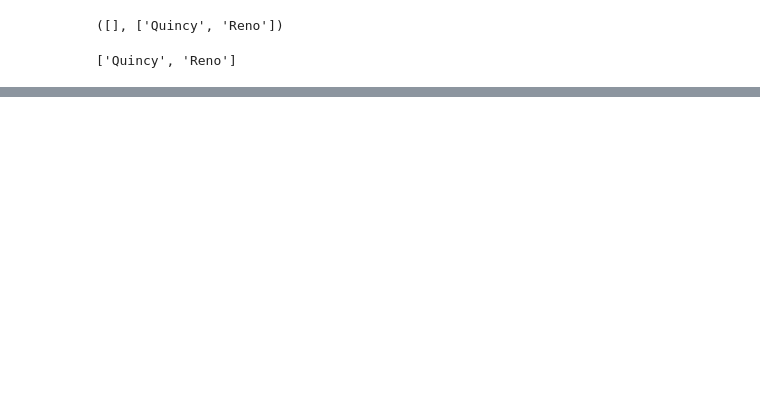
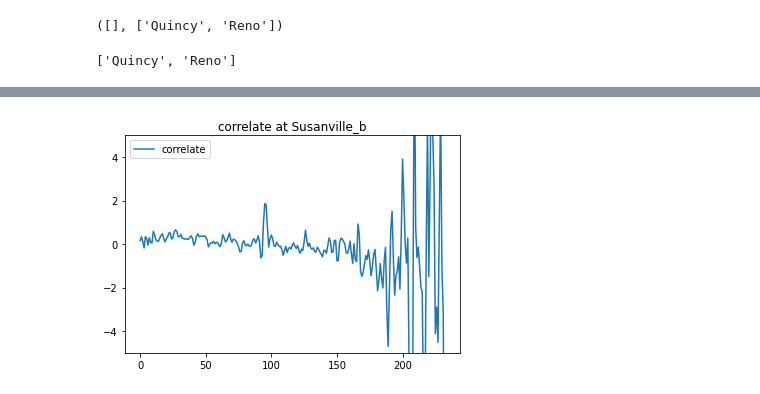
Before and after one commit to AntonioVitalic/AS4107-Investigacion-Dirigida, a Jupyter notebook: Tests_inv_dirigida.ipynb, the cells around one changed output, grey strips where cells are left out. Saved outputs shown, nothing was run; the diff lists cells and outputs as text; code cells hidden in the pictures; blank space fills up the shorter version.

```diff
--- a/Tests_inv_dirigida.ipynb
+++ b/Tests_inv_dirigida.ipynb
@@ -454,7 +380,3 @@ def SR(flux):
 size_kernel(55.2, 21.5, 1) # round(2.56) == 3
 # %% [output]
 3
-# %%
-a = [1,2,3,4]
-for i in range(len(a)-1, -1, -1):
-  print(i, a[:i+1])
@@ -466,3 +382,0 @@ for i in range(len(a)-1, -1, -1):
-# %%
-for i in range(len(a)):
-  print(i, a[i:])
@@ -602,7 +436,7 @@ for file in namelist:
       data.append([float(i) if is_float(i) else i for i in k])
   data = np.array(data, dtype='O')
   time = data[:, 0]
-  flux_norm = data[:, 1]
+  norm_flux = data[:, 1]
   flux_unc = data[:, 2]
   distances = []
   # compute distances between points
@@ -615,8 +449,8 @@ for file in namelist:
   a = np.zeros(4)
   b = - np.ones(size_kernel(55.2, 21.5, time_avg_sep))
   kernel = np.concatenate((a, b, a), axis=None)
-  correlate = np.correlate(flux_norm-1, kernel, 'valid')
-  # len(flux_norm) == 525, len(kernel) == 9, len(correlate) == 516
+  correlate = np.correlate(norm_flux-1, kernel, 'valid')
+  # len(norm_flux) == 525, len(kernel) == 9, len(correlate) == 516
   n = 2
   window = 2 * round(time_avg_sep) - 1 # is for Reno, for previous way
   mask = np.max(correlate) > 5 * np.std(correlate)
@@ -626,7 +460,7 @@ for file in namelist:
   if correlate[mask] != []:
     # print(correlate[mask])
     for i in correlate[mask]:
-        if (rolling_mean_std_SR(flux_norm, wd_size=window)[2] > n).all():
+        if (rolling_mean_std_SR(norm_flux, wd_size=window)[2] > n).all():
           possible_detection.append(str(file)[9:-4])
 possible_detection
 
@@ -686,5 +472,0 @@ len(array): 2
-# %%
-window = 1
-start = 1
-for i in range(start, len(array)-start, 1):
-  local_std(array, i, wd_size=window)
@@ -990,0 +502,69 @@ algorithm(namelist)
+# %%
+# https://docs.scipy.org/doc/scipy/reference/generated/scipy.stats.sigmaclip.html
+"iteration over kernel size, at fixed window = 2 * kernel size - 1"
+from scipy.stats import sigmaclip
+input = '20190128_Susanville_b.dat' # esto es para susanville_b
+time, norm_flux, flux_unc, time_avg_sep = get_basic_data(input)
+a = np.zeros(4)
+for j in range(2, 5, 1):
+    b = - np.ones(j)
+    kernel = np.concatenate((a, b, a), axis=None)
+    correlate = np.correlate(norm_flux-1, kernel, 'valid')
+    plt.clf()
+    plt.plot(correlate, label='correlate')
+    plt.ylim(-5, 5)
+    plt.title('correlate at Susanville_b')
+    plt.legend()
+    plt.show()
+    width = 2 * len(b) - 1 # ancho del peak de cross-correlacion con kernel optimo
+    half_window = width + 30 # 10 es variable
+    start = half_window #####
+    sigma = np.std(correlate) / np.std(norm_flux)
+    threshold = threshold
+    array_std = np.ones(len(correlate))
+    array_length = np.zeros(len(correlate))
+    for i in range(start, len(correlate)-start, 1):
+      array_window = correlate[i - half_window : i + half_window + 1]
+      array_wnd_clip = sigmaclip(array_window, low = sigma, high = sigma)[0]
+      array_std[i] = np.std(array_wnd_clip)
+      array_length[i] = array_wnd_clip.shape[0]
+
+    plt.clf()
+    plt.plot(array_std)
+    plt.title('array_std at '+str(input)[9:-4])
+    plt.show()
+
+    plt.clf()
+    plt.plot(array_length)
+    plt.title('array_length at '+str(input)[9:-4])
+    plt.show()
+
+    plt.clf()
+    plt.plot(safe_div(correlate, array_std), label='safe_div(correlate, array_std)')
+    plt.title('correlate / array_std at '+str(input)[9:-4]+'\n half_window = {}'.format(half_window)+' threshold = {}'.format(threshold)+
+              ' \n kernel size or size of np.ones() = {}'.format(len(b))+' sigma = {:.3f}'.format(sigma)+'\n time average separation = {:.3f}'\
+              .format(time_avg_sep))
+    plt.legend()
+    plt.show()
+    # print(correlate / array_std) # ZeroDivisionError: float division by zero
+    # print(safe_div(correlate, array_std))
+    print(type(safe_div(correlate, array_std)), len(safe_div(correlate, array_std)))
+    # list_mask = []
+    # for i in range(start, len(correlate)-start, 1):
+    #   if safe_div(correlate, array_std)[i] > threshold:
+    #     list_mask.append(i)
+
+    list_mask = [ i for i in range(start, len(correlate)-start, 1) if safe_div(correlate, array_std)[i] > threshold ]
+    if list_mask == []:
+      algorithm(input, num_zeros=4, num_ones=j, half_window=half_window, threshold=threshold-1, sigma=sigma)
+    print('kernel size or size of np.ones() :', len(b))
+    print('std_norm_flux', std_norm_flux)
+    print('std_correlate', std_correlate)
+    print('sigma = std_correlate / std_norm_flux', np.std(correlate) / np.std(norm_flux))
+    print('threshold', threshold)
+
+
+    print('list_mask', list_mask)
+    # print('Possible detection in '+str(input)[9:-4]+', in time : '+str(time[np.array(list_mask) + round(kernel.shape[0] / 2) ]))
+# %% [output]
+[figure, added]
```
Also changed, not shown: parts of 31 cells of this notebook.
